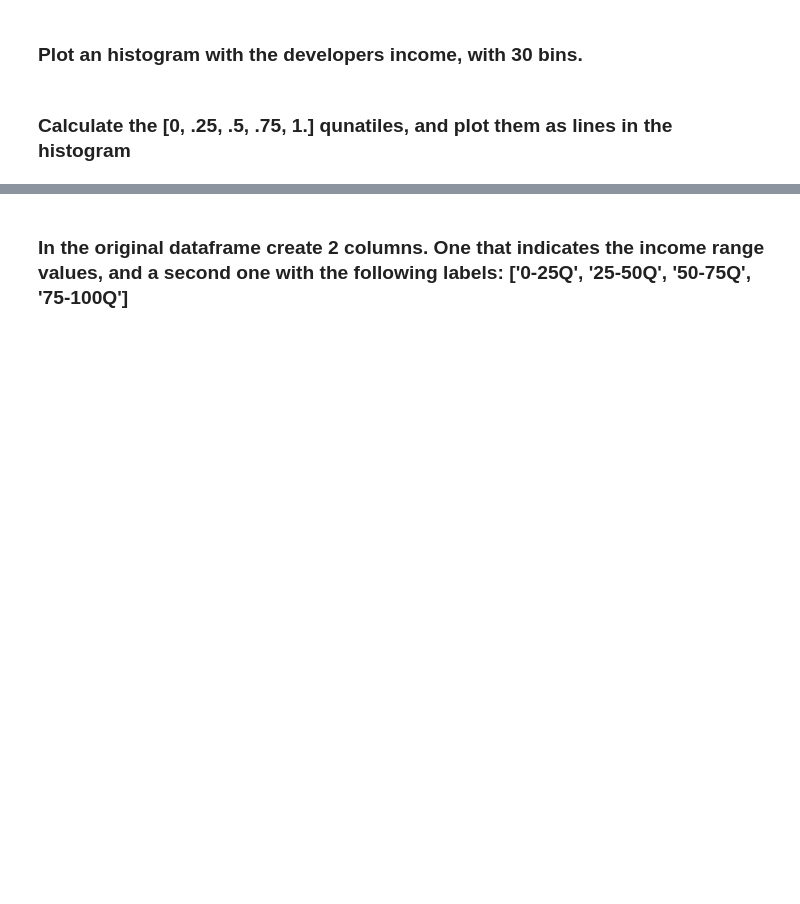
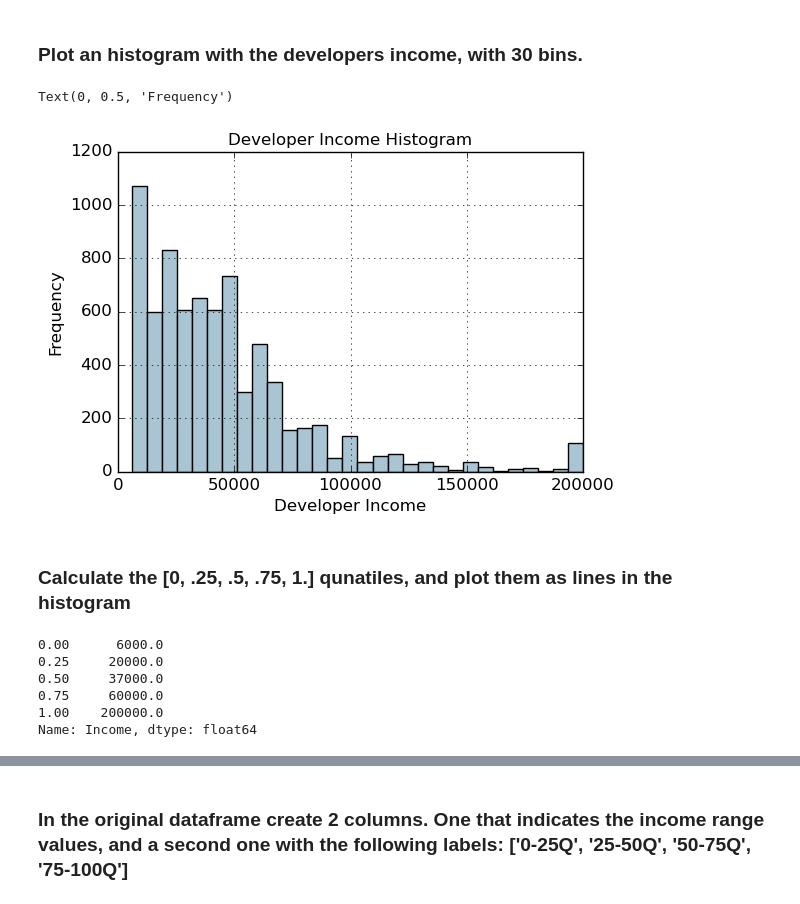
Before and after one commit to albertoromv/thebridge_ft_abr21, a Jupyter notebook: 3-Machine Learning/1-Feature Engineering/1.1 Numéricas/Práctica/2_Ejercicios_Feature_Engineering_NumericData - clase.ipynb, the cells around one changed output, grey strips where cells are left out. Saved outputs shown, nothing was run; the diff lists cells and outputs as text; code cells hidden in the pictures; blank space fills up the shorter version.

````diff
--- a/3-Machine Learning/1-Feature Engineering/1.1 Numéricas/Práctica/2_Ejercicios_Feature_Engineering_NumericData - clase.ipynb
+++ b/3-Machine Learning/1-Feature Engineering/1.1 Numéricas/Práctica/2_Ejercicios_Feature_Engineering_NumericData - clase.ipynb
@@ -242,3 +288,7 @@ Age Range: Bin
 60 - 69  : 6
   ... and so on
 ```
+# %%
+
+fcc_survey_df['Age_bin_round'] = np.floor(fcc_survey_df['Age']/10)
+fcc_survey_df[['ID.x', 'Age', 'Age_bin_round']].iloc[1071:1076]
@@ -257,3 +314,12 @@ Age Range : Bin
 61 -  75  : 5
 75 - 100  : 6
 ```
+# %%
+bin_ranges = [0, 15, 30, 45, 60, 75, 100]
+bin_names = [1, 2, 3, 4, 5, 6]
+fcc_survey_df['Age_bin_custom_range'] = pd.cut(np.array(fcc_survey_df['Age']),
+                                               bins=bin_ranges)
+fcc_survey_df['Age_bin_custom_label'] = pd.cut(np.array(fcc_survey_df['Age']),
+                                               bins=bin_ranges, labels=bin_names)
+fcc_survey_df[['ID.x', 'Age', 'Age_bin_round',
+               'Age_bin_custom_range', 'Age_bin_custom_label']].iloc[1071:1076]
@@ -263,5 +336,25 @@ Age Range : Bin
 Now we will work with the salaries of the dataset
 # %% [markdown]
 ### Plot an histogram with the developers income, with 30 bins.
+# %%
+fig, ax = plt.subplots()
+fcc_survey_df['Income'].hist(bins=30, color='#A9C5D3')
+ax.set_title('Developer Income Histogram', fontsize=12)
+ax.set_xlabel('Developer Income', fontsize=12)
+ax.set_ylabel('Frequency', fontsize=12)
+# %% [output]
+Text(0, 0.5, 'Frequency')
+[figure, added]
 # %% [markdown]
 ### Calculate the [0, .25, .5, .75, 1.] qunatiles, and plot them as lines in the histogram
+# %%
+quantile_list = [0, .25, .5, .75, 1.]
+quantiles = fcc_survey_df['Income'].quantile(quantile_list)
+quantiles
+# %% [output]
+0.00      6000.0
+0.25     20000.0
+0.50     37000.0
+0.75     60000.0
+1.00    200000.0
+Name: Income, dtype: float64
````
Also changed, not shown: parts of 17 cells of this notebook, 2 other files.
